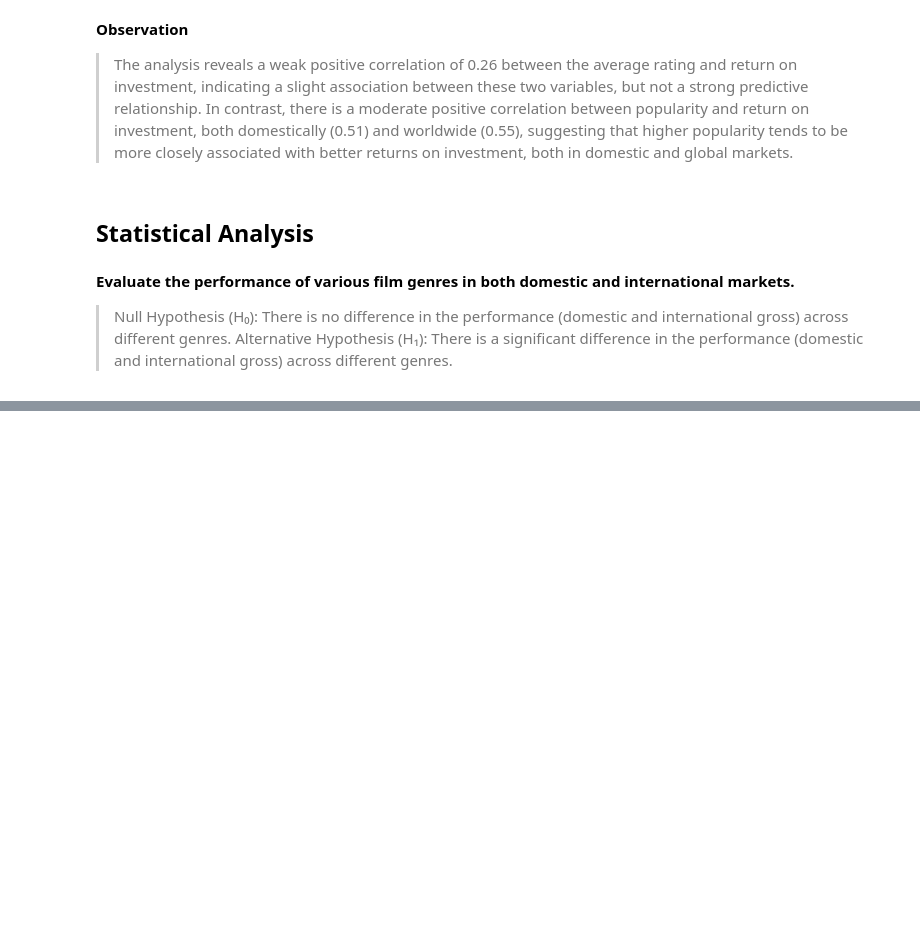
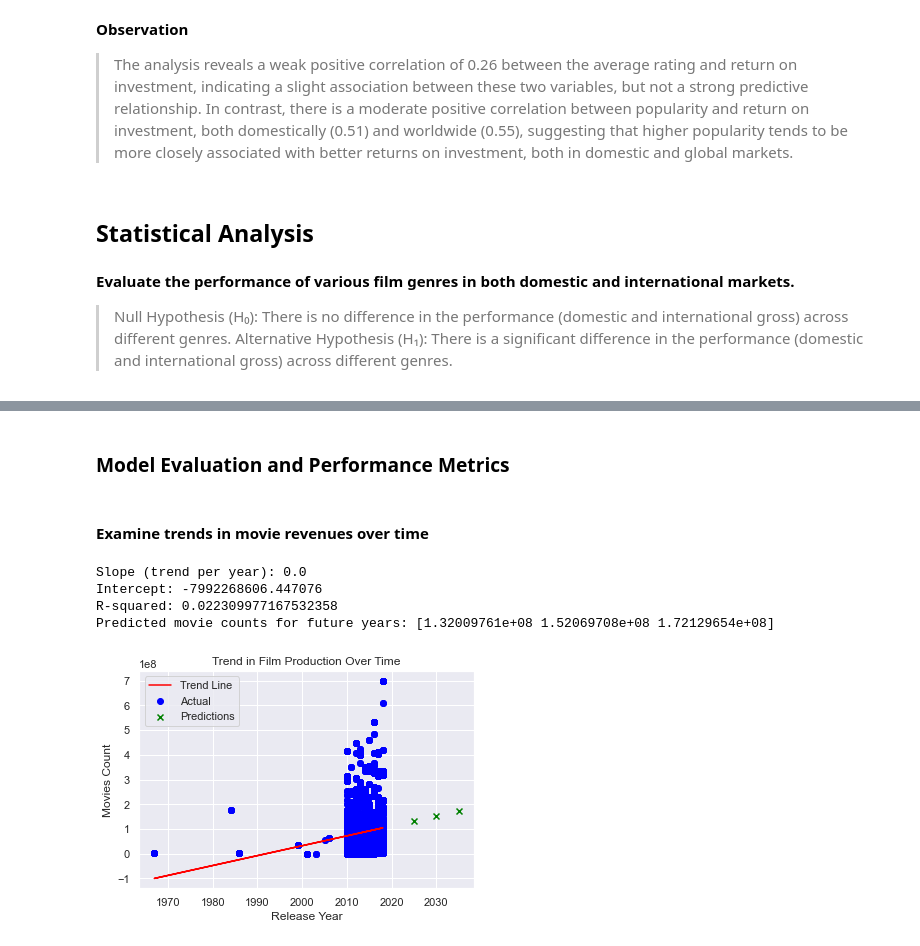
Before and after one commit to mikabenson/PHASE2_PROJECT-inferential-statistics-, a Jupyter notebook: notebooks/Franciscar.ipynb, the cells around one changed output, grey strips where cells are left out. Drawn from its saved outputs; the diff is of its cells as text; code cells hidden in the pictures; blank space fills up the shorter version.

```diff
--- a/notebooks/Franciscar.ipynb
+++ b/notebooks/Franciscar.ipynb
@@ -857,0 +859,80 @@ sns.heatmap(correlation1, annot=True)
+# %% [markdown]
+### Model Evaluation and Performance Metrics
+# %% [markdown]
+#### Examine trends in movie revenues over time
+# %%
+# Convert year from object to float
+all_movies['release_year'] = pd.to_numeric(all_movies['release_year'], errors='coerce')
+
+# Creating a release_year column
+all_movies['release_year']=all_movies['release_date_y'].dt.year
+
+# Convert foreign_gross values from object to float
+all_movies['foreign_gross'] = pd.to_numeric(all_movies['foreign_gross'], errors='coerce')
+
+# Drop the null values
+all_movies = all_movies.dropna(subset=['release_year', 'domestic_gross_x', 'foreign_gross'])
+
+# independent variable (year) and add a constant
+X = sm.add_constant(all_movies['release_year'])
+
+# Model 1: Year vs Domestic Gross
+y_domestic = all_movies['domestic_gross_x']
+
+# Create and fit the domestic model
+model = LinearRegression()
+model.fit(X, y_domestic)
+
+# Examine the trend
+slope = model.coef_[0]
+intercept = model.intercept_
+print(f"Slope (trend per year): {slope}")
+print(f"Intercept: {intercept}")
+
+# R-squared
+r_squared = model.score(X, y_domestic)
+print(f"R-squared: {r_squared}")
+
+# Model 2: Year vs Foreign Gross
+y_foreign =all_movies['foreign_gross']
+
+# Fit the OLS Regression model
+domestic_model = sm.OLS(y_domestic, X).fit()
+foreign_model = sm.OLS(y_foreign, X).fit()
+
+# Predict future production
+future_years = np.array([[2025], [2030], [2035]]).reshape(-1, 1)
+future_years_with_constant = sm.add_constant(future_years)
+future_predictions = model.predict(future_years_with_constant)
+print("Predicted movie counts for future years:", future_predictions)
+
+# Plot the results
+plt.scatter(all_movies['release_year'], all_movies['domestic_gross_x'], color='blue', label='Actual')
+plt.plot(all_movies['release_year'], model.predict(X), color='red', label='Trend Line')
+plt.scatter(future_years, future_predictions, color='green', marker='x', label='Predictions')
+plt.xlabel("Release Year")
+plt.ylabel("Movies Count")
+plt.title("Trend in Film Production Over Time")
+plt.legend()
+plt.show()
+
+# Output the summary of both models
+print("Domestic Gross Regression Results:\n", domestic_model.summary())
+print("Foreign Gross Regression Results:\n", foreign_model.summary())
+
+# Interpret the p-values for 'year' coefficient in both models
+if domestic_model.pvalues['release_year'] < 0.05:
+    print("There is a significant trend in domestic gross revenue over the years.")
+else:
+    print("No significant trend in domestic gross revenue over the years.")
+
+if foreign_model.pvalues['release_year'] < 0.05:
+    print("There is a significant trend in foreign gross revenue over the years.")
+else:
+    print("No significant trend in foreign gross revenue over the years.")
+# %% [output]
+Slope (trend per year): 0.0
+Intercept: -7992268606.447076
+R-squared: 0.022309977167532358
+Predicted movie counts for future years: [1.32009761e+08 1.52069708e+08 1.72129654e+08]
+[figure, added]
```
Also changed, not shown: parts of 16 cells of this notebook, 1 other file.
